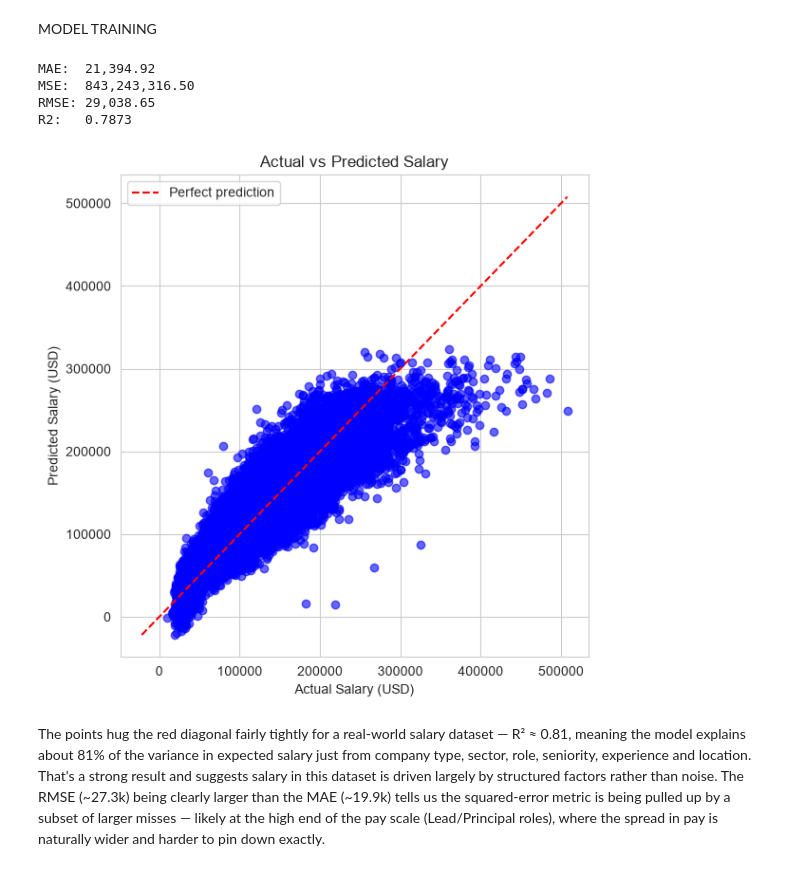
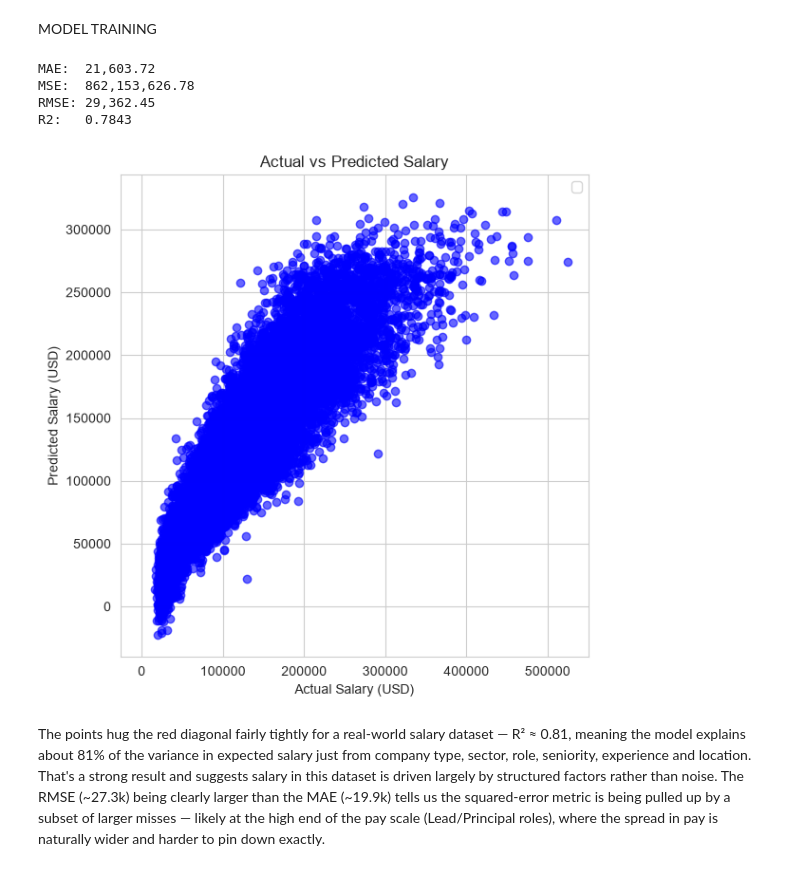
Before and after one commit to ashish2510074/MLCoE-task2_Supervised_Machine_Learning, a Jupyter notebook: MLCoE-task2_Supervised_Machine_Learning/MLCoE-task2.ipynb, the cells around one changed output. Saved outputs shown, nothing was run; the diff lists cells and outputs as text; code cells hidden in the pictures.

```diff
--- a/MLCoE-task2_Supervised_Machine_Learning/MLCoE-task2.ipynb
+++ b/MLCoE-task2_Supervised_Machine_Learning/MLCoE-task2.ipynb
@@ -23,11 +23,8 @@ from sklearn.metrics import (
     accuracy_score, precision_score, recall_score, f1_score,
     confusion_matrix, ConfusionMatrixDisplay
 )
-# %%
-sns.set_style("whitegrid")
-pd.set_option("display.max_columns", 40)
 # %%
-RANDOM_STATE = 42
+RANDOM_STATE = 40
 np.random.seed(RANDOM_STATE)
 # %%
 df = pd.read_csv("tech_job_market_2019_2026_cleaned.csv")
@@ -230,23 +182,23 @@ print(f"MSE:  {mse:,.2f}")
 print(f"RMSE: {rmse:,.2f}")
 print(f"R2:   {r2:.4f}")
 # %% [output]
-MAE:  21,394.92
-MSE:  843,243,316.50
-RMSE: 29,038.65
-R2:   0.7873
+MAE:  21,603.72
+MSE:  862,153,626.78
+RMSE: 29,362.45
+R2:   0.7843
 # %%
 plt.figure(figsize=(6, 6))
 plt.scatter(y_test, y_pred,alpha=0.6, color="blue")
-lims = [min(y_test.min(), y_pred.min()), max(y_test.max(), y_pred.max())]
-plt.plot(lims, lims, color="red", linestyle="--", label="Perfect prediction")
+list = [min(y_test.min(), y_pred.min()), max(y_test.max(), y_pred.max())]
+plt.plot(lims, lims, color="red", linestyle="--")
 plt.xlabel("Actual Salary (USD)")
 plt.ylabel("Predicted Salary (USD)")
 plt.title("Actual vs Predicted Salary")
 plt.legend()
 plt.tight_layout()
 plt.show()
 # %% [output]
-[figure, old version]
+[figure, new version]
 # %% [markdown]
 The points hug the red diagonal fairly tightly for a real-world salary dataset — R² ≈ 0.81, meaning the model
 explains about 81% of the variance in expected salary just from company type, sector, role, seniority, experience
```
Also changed, not shown: parts of 13 cells of this notebook, 1 other file.
